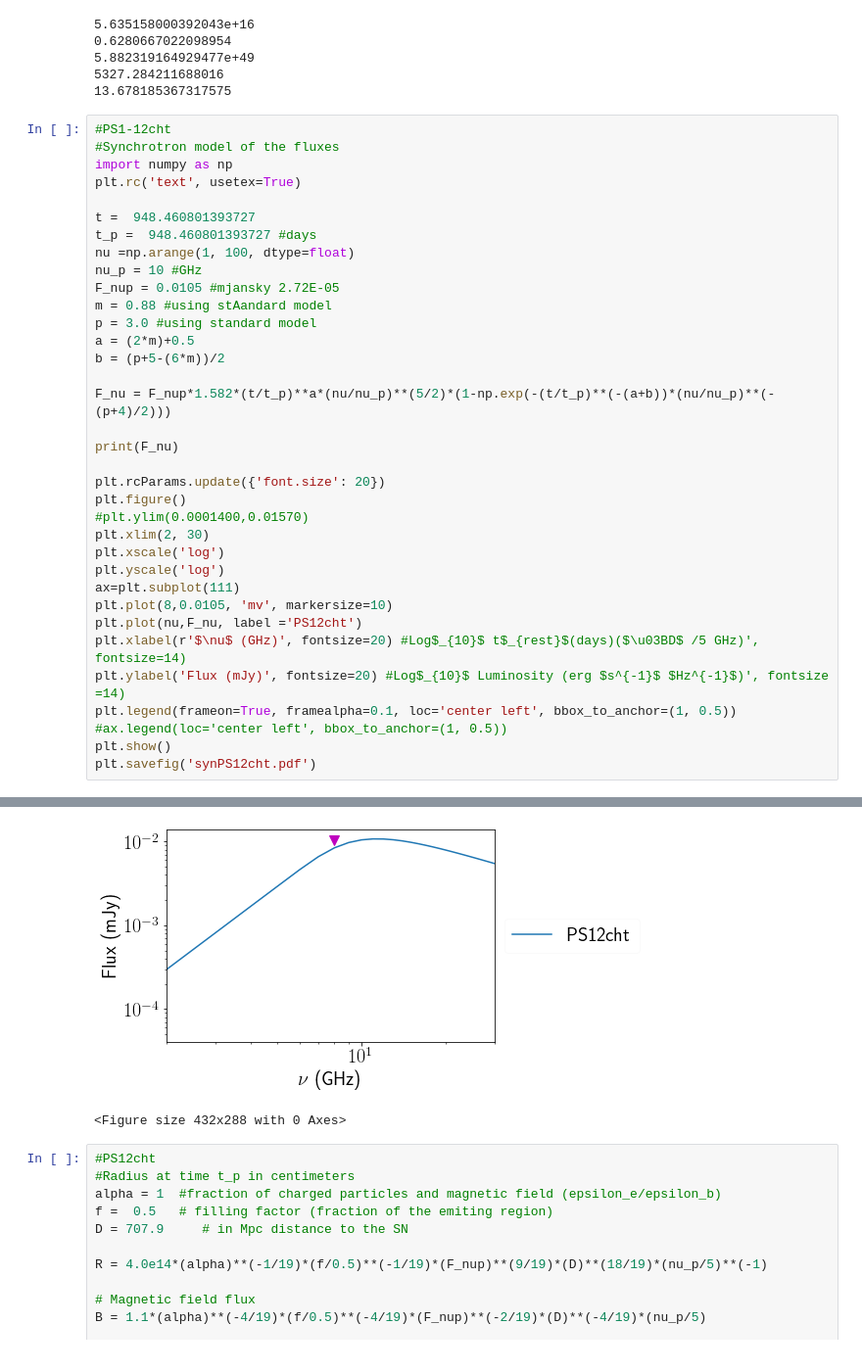
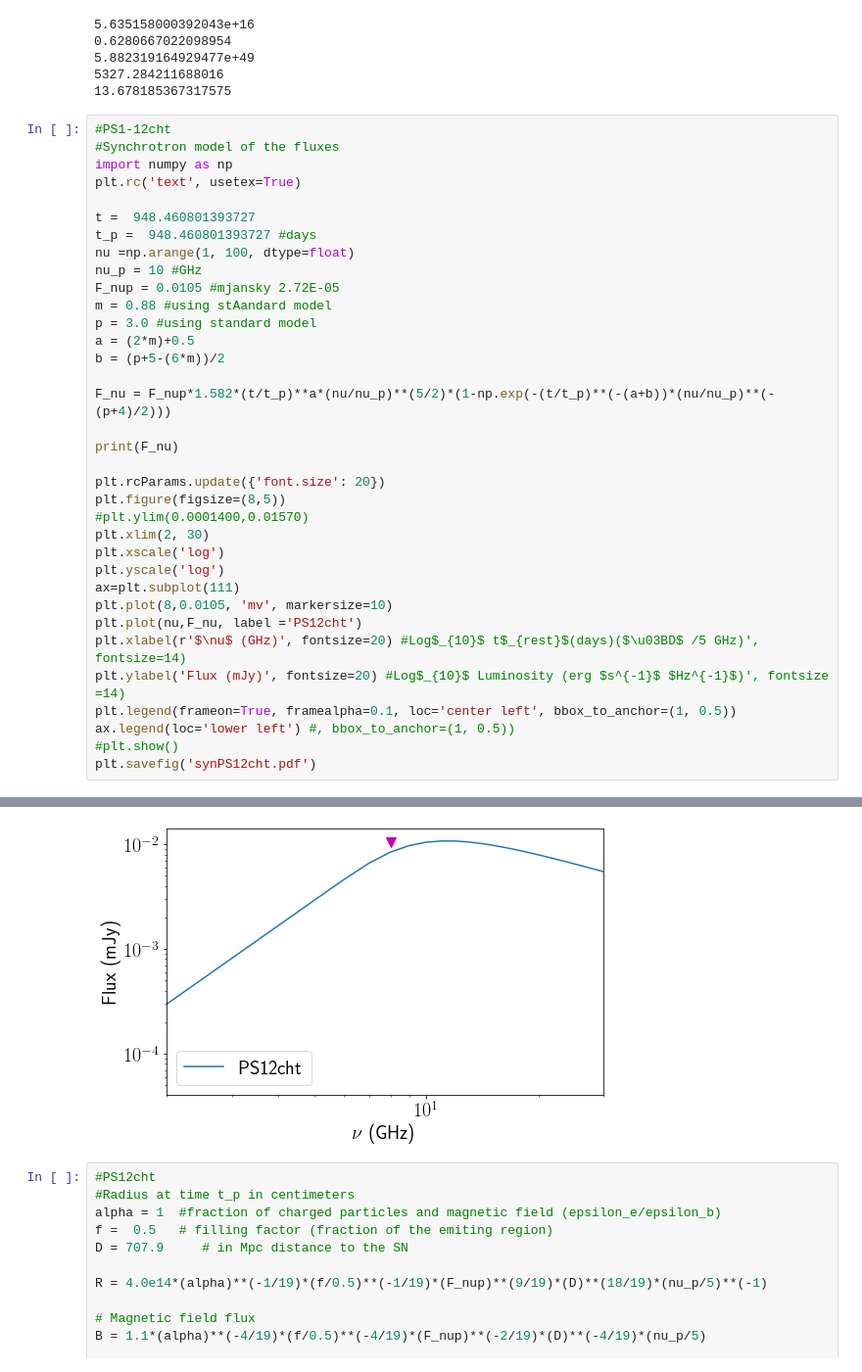
Before and after one commit to ibikadaeze/ast1501, a Jupyter notebook: synsnmodel.ipynb, the cells around one changed output, grey strips where cells are left out. Shown: that part at 98% size. Saved outputs shown, nothing was run; the diff lists cells and outputs as text.

```diff
--- a/synsnmodel.ipynb
+++ b/synsnmodel.ipynb
@@ -124,40 +123,39 @@ F_nu = F_nup*1.582*(t/t_p)**a*(nu/nu_p)**(5/2)*(1-np.exp(-(t/t_p)**(-(a+b))*(nu/
 print(F_nu)
 
 plt.rcParams.update({'font.size': 20})
-plt.figure()
+plt.figure(figsize=(8,5))
 #plt.ylim(0.0001400,0.01570)
 plt.xlim(2, 30)
 plt.xscale('log')
 plt.yscale('log')
 ax=plt.subplot(111)
 plt.plot(8,0.0105, 'mv', markersize=10)
 plt.plot(nu,F_nu, label ='PS12cht')
 plt.xlabel(r'$\nu$ (GHz)', fontsize=20) #Log$_{10}$ t$_{rest}$(days)($\u03BD$ /5 GHz)', fontsize=14)
 plt.ylabel('Flux (mJy)', fontsize=20) #Log$_{10}$ Luminosity (erg $s^{-1}$ $Hz^{-1}$)', fontsize =14)
 plt.legend(frameon=True, framealpha=0.1, loc='center left', bbox_to_anchor=(1, 0.5))
-#ax.legend(loc='center left', bbox_to_anchor=(1, 0.5))
-plt.show()
+ax.legend(loc='lower left') #, bbox_to_anchor=(1, 0.5))
+#plt.show()
 plt.savefig('synPS12cht.pdf')
 # %% [output]
 [5.25285942e-05 2.97146601e-04 8.18839746e-04 1.68091501e-03
  2.93640185e-03 4.62030619e-03 6.60107622e-03 8.43774124e-03
  9.75811651e-03 1.05001546e-02 1.07819190e-02 1.07532083e-02
  1.05352710e-02 1.02117809e-02 9.83625477e-03 9.44143673e-03
  9.04667639e-03 8.66296194e-03 8.29615660e-03 7.94902494e-03
  7.62248610e-03 7.31638449e-03 7.02996193e-03 6.76214574e-03
  6.51172295e-03 6.27744424e-03 6.05808435e-03 5.85247558e-03
  5.65952471e-03 5.47821993e-03 5.30763165e-03 5.14690993e-03
  4.99527992e-03 4.85203646e-03 4.71653838e-03 4.58820272e-03
  4.46649937e-03 4.35094597e-03 4.24110318e-03 4.13657048e-03
  4.03698231e-03 3.94200456e-03 3.85133149e-03 3.76468294e-03
  3.68180184e-03 3.60245196e-03 3.52641593e-03 3.45349347e-03
 ... (9 lines left out)
  1.95368966e-03 1.93099397e-03 1.90881892e-03 1.88714685e-03
  1.86596084e-03 1.84524477e-03 1.82498318e-03 1.80516131e-03
  1.78576501e-03 1.76678074e-03 1.74819552e-03 1.72999693e-03
  1.71217304e-03 1.69471239e-03 1.67760402e-03]
-[figure, old version]
+[figure, new version]
-<Figure size 432x288 with 0 Axes>
 # %%
 #PS12cht
 #Radius at time t_p in centimeters
```
Also changed, not shown: parts of 22 cells of this notebook.
